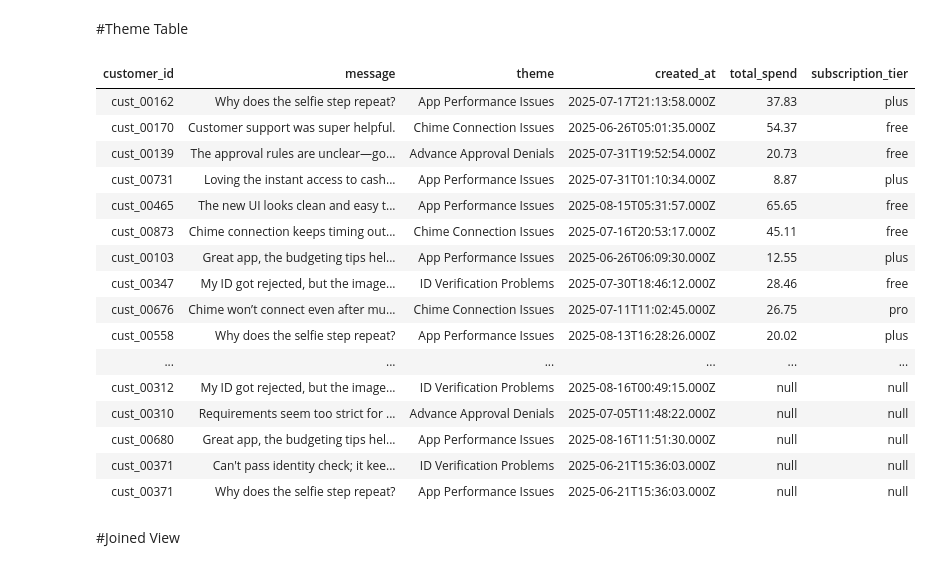
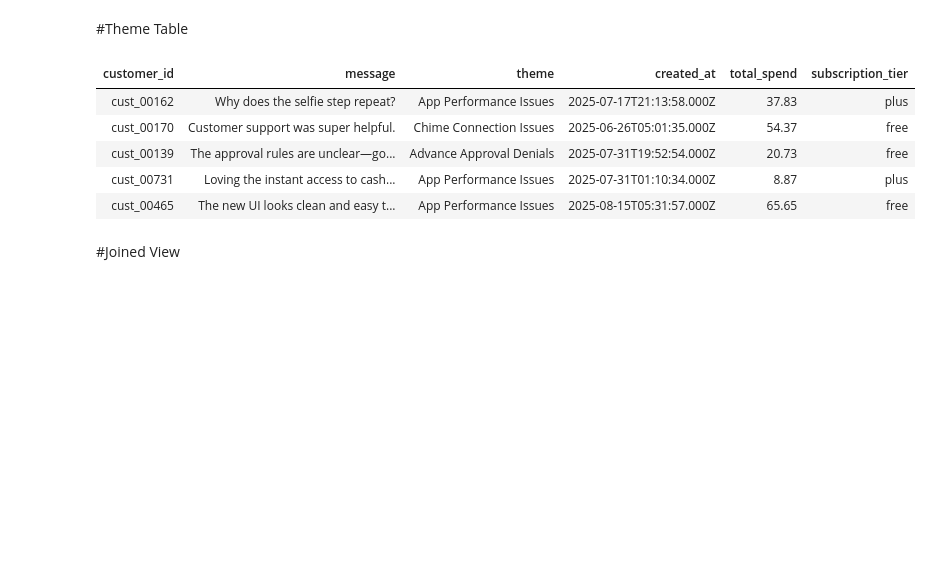
Before and after one commit to Samir1250/AI-Boost-Project, a Jupyter notebook: Data Processing and Classification.ipynb, the cells around one changed output. Cells and saved outputs as stored; diff of their text form; code cells hidden in the pictures; blank space fills up the shorter version.

```diff
--- a/Data Processing and Classification.ipynb
+++ b/Data Processing and Classification.ipynb
@@ -9 +1,5 @@ product_usage_df = spark.read.format("csv").option("header", "true").option("inf
+# %%
+# Define the file paths
+feedback_df = spark.table("workspace.default.feedback")
+product_usage_df = spark.table("workspace.default.product_usage")
 # %%
@@ -164,25 +135,14 @@ final_df.write.mode("overwrite").saveAsTable("workspace.default.final_customer_t
 #Theme Table
 # %%
 # Display the final DataFrame
-display(final_df)
+display(final_df.limit(5))
 # %% [output]
 | customer_id | message | theme | created_at | total_spend | subscription_tier |
 | cust_00162 | Why does the selfie step repeat? | App Performance Issues | 2025-07-17T21:13:58.000Z | 37.83 | plus |
 | cust_00170 | Customer support was super helpful. | Chime Connection Issues | 2025-06-26T05:01:35.000Z | 54.37 | free |
 | cust_00139 | The approval rules are unclear—go... | Advance Approval Denials | 2025-07-31T19:52:54.000Z | 20.73 | free |
 | cust_00731 | Loving the instant access to cash... | App Performance Issues | 2025-07-31T01:10:34.000Z | 8.87 | plus |
 | cust_00465 | The new UI looks clean and easy t... | App Performance Issues | 2025-08-15T05:31:57.000Z | 65.65 | free |
-| cust_00873 | Chime connection keeps timing out... | Chime Connection Issues | 2025-07-16T20:53:17.000Z | 45.11 | free |
-| cust_00103 | Great app, the budgeting tips hel... | App Performance Issues | 2025-06-26T06:09:30.000Z | 12.55 | plus |
-| cust_00347 | My ID got rejected, but the image... | ID Verification Problems | 2025-07-30T18:46:12.000Z | 28.46 | free |
-| cust_00676 | Chime won’t connect even after mu... | Chime Connection Issues | 2025-07-11T11:02:45.000Z | 26.75 | pro |
-| cust_00558 | Why does the selfie step repeat? | App Performance Issues | 2025-08-13T16:28:26.000Z | 20.02 | plus |
-| ... | ... | ... | ... | ... | ... |
-| cust_00312 | My ID got rejected, but the image... | ID Verification Problems | 2025-08-16T00:49:15.000Z | null | null |
-| cust_00310 | Requirements seem too strict for ... | Advance Approval Denials | 2025-07-05T11:48:22.000Z | null | null |
-| cust_00680 | Great app, the budgeting tips hel... | App Performance Issues | 2025-08-16T11:51:30.000Z | null | null |
-| cust_00371 | Can't pass identity check; it kee... | ID Verification Problems | 2025-06-21T15:36:03.000Z | null | null |
-| cust_00371 | Why does the selfie step repeat? | App Performance Issues | 2025-06-21T15:36:03.000Z | null | null |
 # %% [markdown]
 #Joined View
 # %%
```
Also changed, not shown: parts of 4 cells of this notebook.
